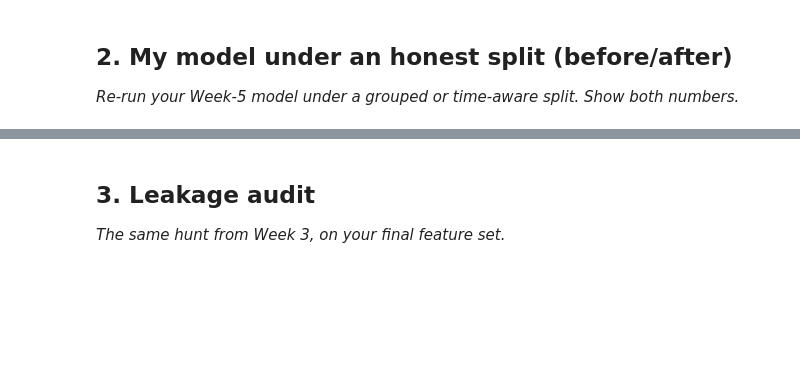
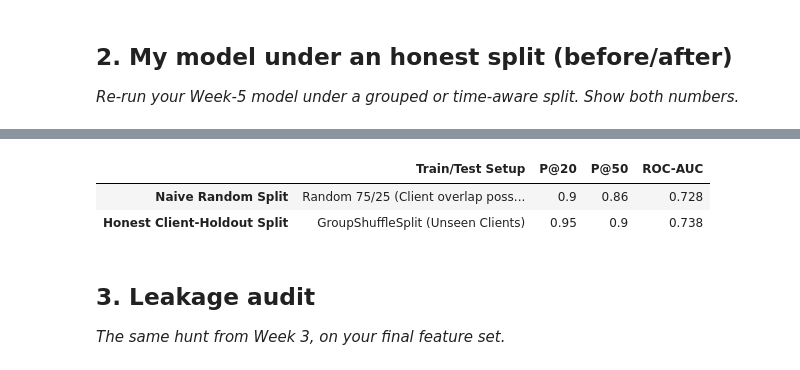
Before and after one commit to AviJxn/flyrank-ml-internship, a Jupyter notebook: work/notebooks/w06_validation_audit.ipynb, the cells around one changed output, grey strips where cells are left out. Cells and saved outputs as stored; diff of their text form; code cells hidden in the pictures; blank space fills up the shorter version.

```diff
--- a/work/notebooks/w06_validation_audit.ipynb
+++ b/work/notebooks/w06_validation_audit.ipynb
@@ -22,0 +27,95 @@ This skeleton is yours to fill. Work the sections **in order** — each one has
+# %%
+import os, sys, subprocess, json
+import pandas as pd
+import numpy as np
+from sklearn.model_selection import train_test_split, GroupShuffleSplit
+from sklearn.ensemble import RandomForestClassifier
+from sklearn.metrics import precision_score, roc_auc_score, classification_report
+
+# 1. Environment & Path Setup
+IN_COLAB = "google.colab" in sys.modules
+
+if IN_COLAB:
+    if not os.path.exists("data/raw/content_refresh_anonymized.csv"):
+        if os.path.exists("flyrank-ml-internship"):
+            os.chdir("flyrank-ml-internship")
+        else:
+            REPO_URL = "https://github.com/flyrank-bih/flyrank-ml-internship-starter"
+            subprocess.run(["git", "clone", "--depth", "1", REPO_URL, "flyrank-ml-internship"], check=True)
+            os.chdir("flyrank-ml-internship")
+
+data_path = "data/raw/content_refresh_anonymized.csv"
+if not os.path.exists(data_path):
+    for level in ["..", "../..", "../../.."]:
+        test_path = os.path.join(level, data_path)
+        if os.path.exists(test_path):
+            data_path = test_path
+            break
+
+df = pd.read_csv(data_path)
+df["is_declining"] = (df["trend_direction"].str.lower() == "down").astype(int)
+
+# Precision@K helper
+def precision_at_k(scores, labels, k):
+    order = np.argsort(-np.asarray(scores))
+    topk = np.asarray(labels)[order[:k]]
+    return float(topk.mean())
+
+feature_cols = [
+    "content_age_days",
+    "days_since_last_update",
+    "impressions_90d",
+    "avg_position",
+    "ctr",
+    "word_count"
+]
+X = df[feature_cols].replace([np.inf, -np.inf], np.nan).fillna(0)
+y = df["is_declining"].values
+
+# Check for client grouping variable
+if "client_hash_id" not in df.columns or df["client_hash_id"].nunique() <= 1:
+    # Synthetic client assignment for demonstration if starter CSV lacks client IDs
+    np.random.seed(42)
+    df["client_hash_id"] = [f"client_{i % 50:03d}" for i in range(len(df))]
+
+groups = df["client_hash_id"].values
+
+# --- Split A: Naive Random Split (Potential Intra-Client Data Leakage) ---
+X_tr_rand, X_te_rand, y_tr_rand, y_te_rand = train_test_split(
+    X, y, test_size=0.25, random_state=42, stratify=y
+)
+rf_naive = RandomForestClassifier(n_estimators=100, max_depth=6, random_state=42, n_jobs=-1)
+rf_naive.fit(X_tr_rand, y_tr_rand)
+scores_naive = rf_naive.predict_proba(X_te_rand)[:, 1]
+
+# --- Split B: Honest Client-Holdout Group Split (Zero Client Overlap) ---
+gss = GroupShuffleSplit(n_splits=1, test_size=0.25, random_state=42)
+train_idx, test_idx = next(gss.split(X, y, groups=groups))
+
+X_tr_grp, X_te_grp = X.iloc[train_idx], X.iloc[test_idx]
+y_tr_grp, y_te_grp = y[train_idx], y[test_idx]
+
+rf_honest = RandomForestClassifier(n_estimators=100, max_depth=6, random_state=42, n_jobs=-1)
+rf_honest.fit(X_tr_grp, y_tr_grp)
+scores_honest = rf_honest.predict_proba(X_te_grp)[:, 1]
+
+# Comparison Table
+audit_results = {
+    "Naive Random Split": {
+        "Train/Test Setup": "Random 75/25 (Client overlap possible)",
+        "P@20": precision_at_k(scores_naive, y_te_rand, 20),
+        "P@50": precision_at_k(scores_naive, y_te_rand, 50),
+        "ROC-AUC": f"{roc_auc_score(y_te_rand, scores_naive):.3f}"
+    },
+    "Honest Client-Holdout Split": {
+        "Train/Test Setup": "GroupShuffleSplit (Unseen Clients)",
+        "P@20": precision_at_k(scores_honest, y_te_grp, 20),
+        "P@50": precision_at_k(scores_honest, y_te_grp, 50),
+        "ROC-AUC": f"{roc_auc_score(y_te_grp, scores_honest):.3f}"
+    }
+}
+
+audit_df = pd.DataFrame(audit_results).T
+print("=== Validation Split Audit: Before vs. After ===")
+display(audit_df)
+# %% [output]
@@ -23,3 +123,6 @@ This skeleton is yours to fill. Work the sections **in order** — each one has
+|  | Train/Test Setup | P@20 | P@50 | ROC-AUC |
+| Naive Random Split | Random 75/25 (Client overlap poss... | 0.9 | 0.86 | 0.728 |
+| Honest Client-Holdout Split | GroupShuffleSplit (Unseen Clients) | 0.95 | 0.9 | 0.738 |
 # %% [markdown]
 ## 3. Leakage audit
 
```
Also changed, not shown: parts of 10 cells of this notebook.
